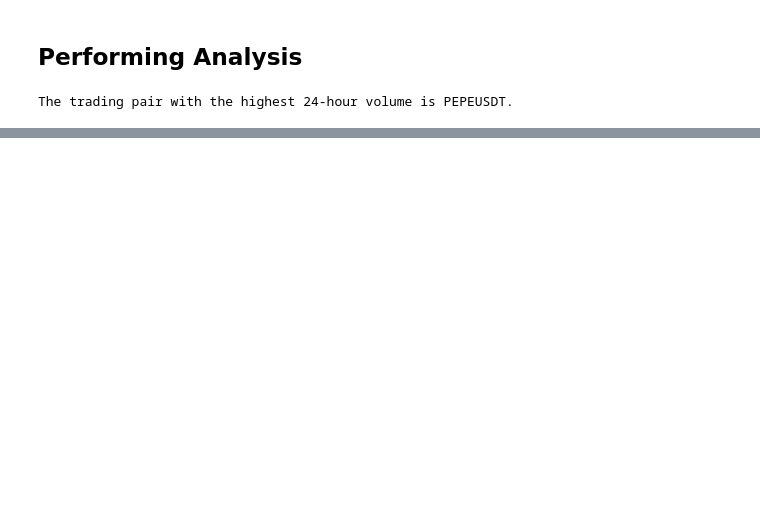
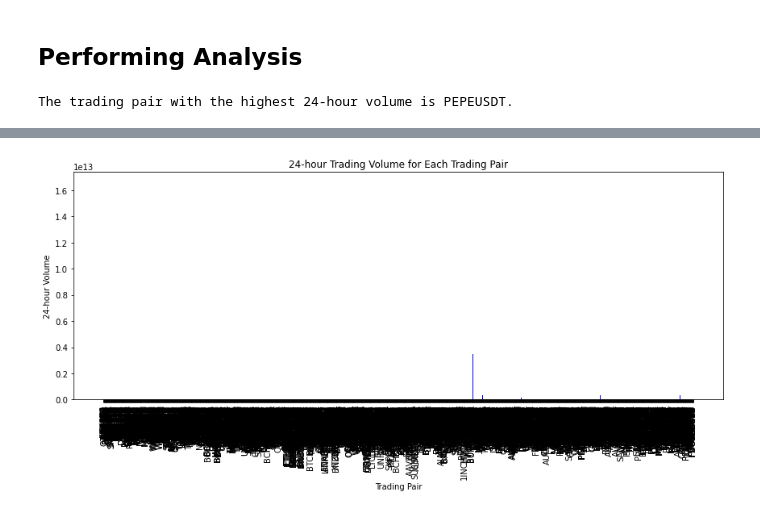
Before and after one commit to victoriaao/Working_with_APIs, a Jupyter notebook: Binance.ipynb, the cells around one changed output, grey strips where cells are left out. Cells and saved outputs as stored; diff of their text form; code cells hidden in the pictures; blank space fills up the shorter version.

Commit message:
plot created

```diff
--- a/Binance.ipynb
+++ b/Binance.ipynb
@@ -166,0 +168,12 @@ Median 24-hour Trading Volume is: 19691.80
+# %%
+#Plot a bar chart to visualize the 24-hour trading volume for each trading pair
+plt.figure(figsize=(12, 6))
+plt.bar(pdframe['symbol'], pdframe['volume'], color='b')
+plt.xlabel('Trading Pair')
+plt.ylabel('24-hour Volume')
+plt.title('24-hour Trading Volume for Each Trading Pair')
+plt.xticks(rotation=90)
+plt.tight_layout()
+plt.show()
+# %% [output]
+[figure, added]
```
Also changed, not shown: parts of 12 cells of this notebook.
